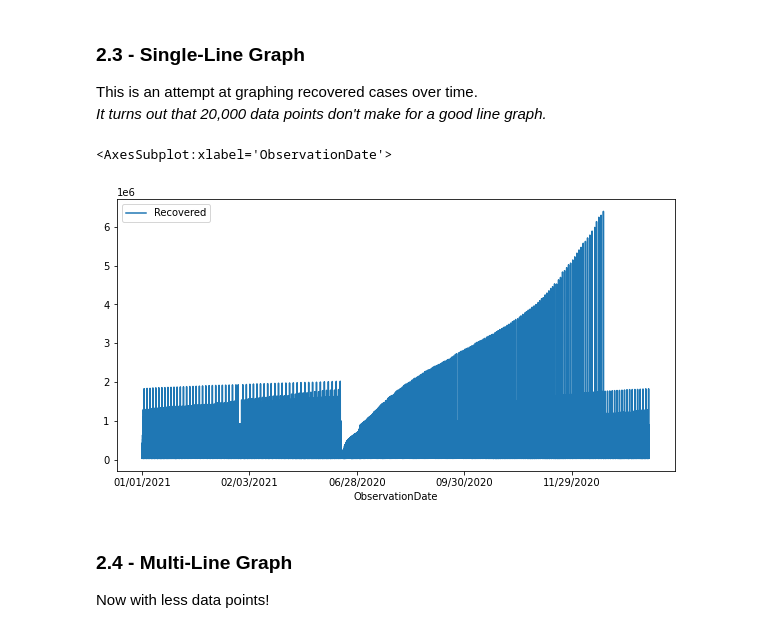
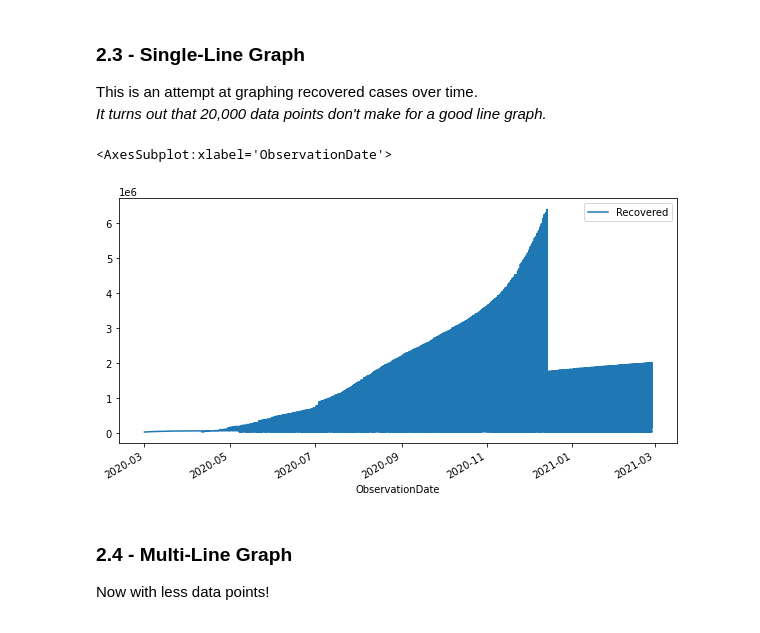
Before and after one commit to WBArno/PDA_Project, a Jupyter notebook: Part 3/Part_3.ipynb, the cells around one changed output. Cells and saved outputs as stored; diff of their text form; code cells hidden in the pictures.

Commit message:
Converted "ObservationDate" to Date/Time for proper sorting behavior.

```diff
--- a/Part 3/Part_3.ipynb
+++ b/Part 3/Part_3.ipynb
@@ -149,11 +149,12 @@ p2_grouped_hist = p2.hist(column=["Confirmed", "Recovered", "Deaths"],
 This is an attempt at graphing recovered cases over time. <br>
 *It turns out that 20,000 data points don't make for a good line graph.*
 # %%
+p2["ObservationDate"] = pd.to_datetime(p2["ObservationDate"])
 p2.sort_values(by="ObservationDate", ascending=True, inplace=True)
 p2.plot(x="ObservationDate", y="Recovered", figsize=(10,5))
 # %% [output]
 <AxesSubplot:xlabel='ObservationDate'>
-[figure, old version]
+[figure, new version]
 # %% [markdown]
 ### 2.4 - Multi-Line Graph
 Now with less data points!
```
